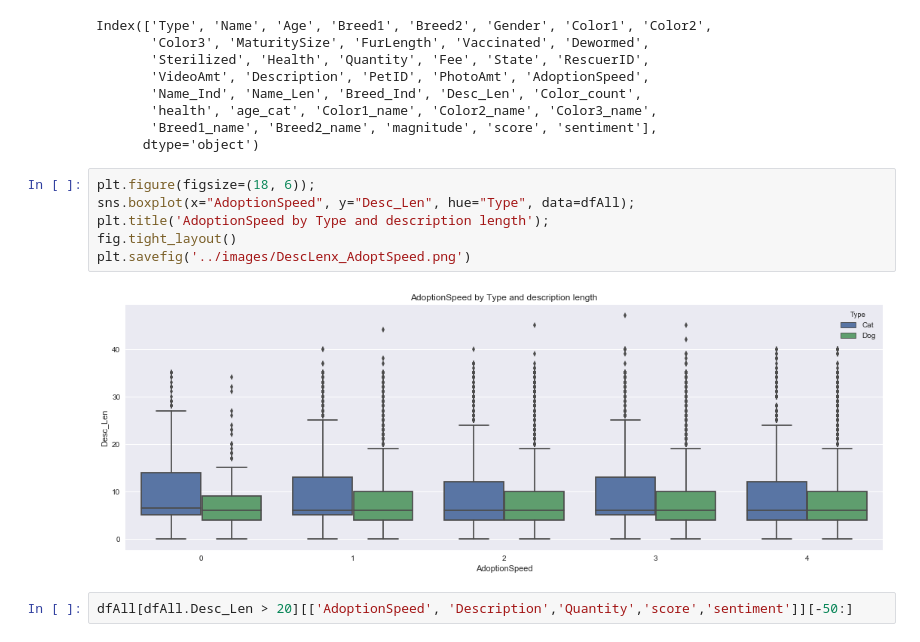
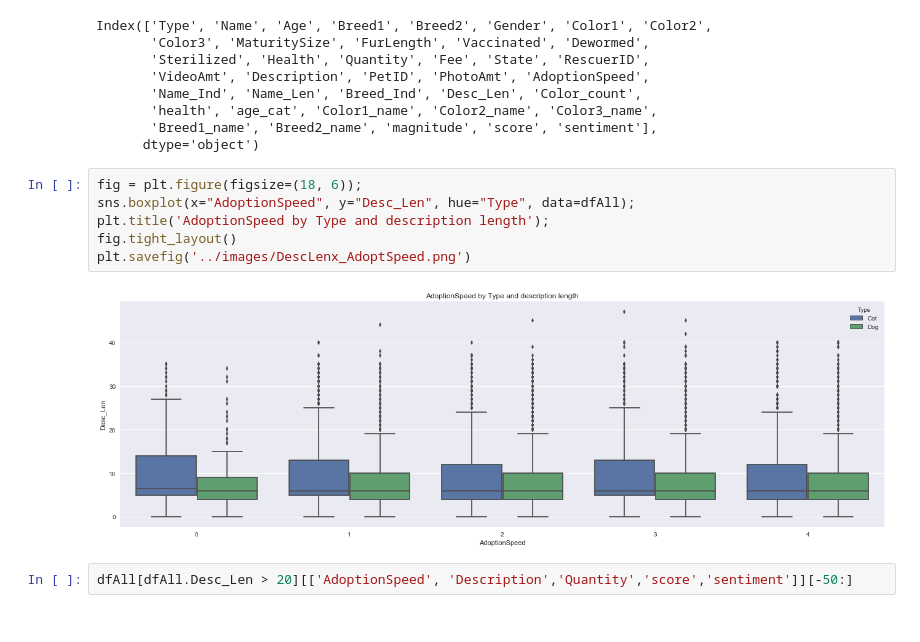
Before and after one commit to ayeshavm/PredictiveModeling_Classification, a Jupyter notebook: notebooks/01_PM_Petfinder_project_DataViz.ipynb, the cells around one changed output. Saved outputs shown, nothing was run; the diff lists cells and outputs as text.

```diff
--- a/notebooks/01_PM_Petfinder_project_DataViz.ipynb
+++ b/notebooks/01_PM_Petfinder_project_DataViz.ipynb
@@ -303,13 +303,13 @@ Index(['Type', 'Name', 'Age', 'Breed1', 'Breed2', 'Gender', 'Color1', 'Color2',
        'Breed1_name', 'Breed2_name', 'magnitude', 'score', 'sentiment'],
       dtype='object')
 # %%
-plt.figure(figsize=(18, 6));
+fig = plt.figure(figsize=(18, 6));
 sns.boxplot(x="AdoptionSpeed", y="Desc_Len", hue="Type", data=dfAll);
 plt.title('AdoptionSpeed by Type and description length');
 fig.tight_layout()
 plt.savefig('../images/DescLenx_AdoptSpeed.png')
 # %% [output]
-[figure, old version]
+[figure, new version]
 # %%
 dfAll[dfAll.Desc_Len > 20][['AdoptionSpeed', 'Description','Quantity','score','sentiment']][-50:]
 # %% [output]
```
Also changed, not shown: parts of 57 cells of this notebook, 6 other files.
